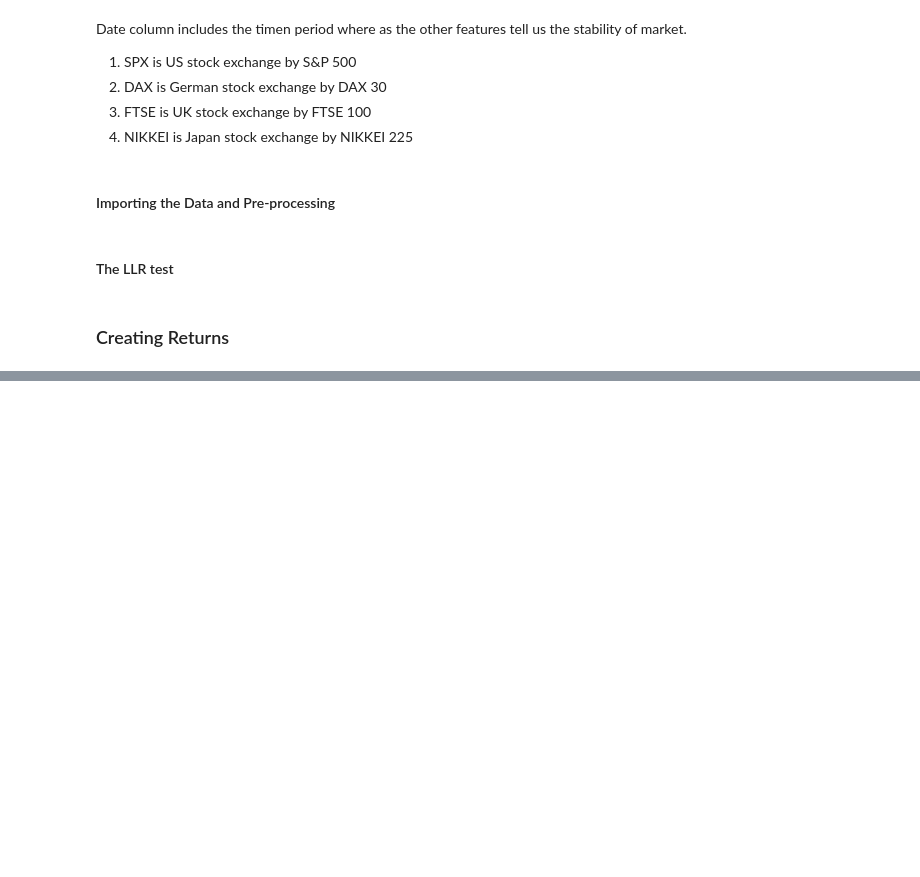
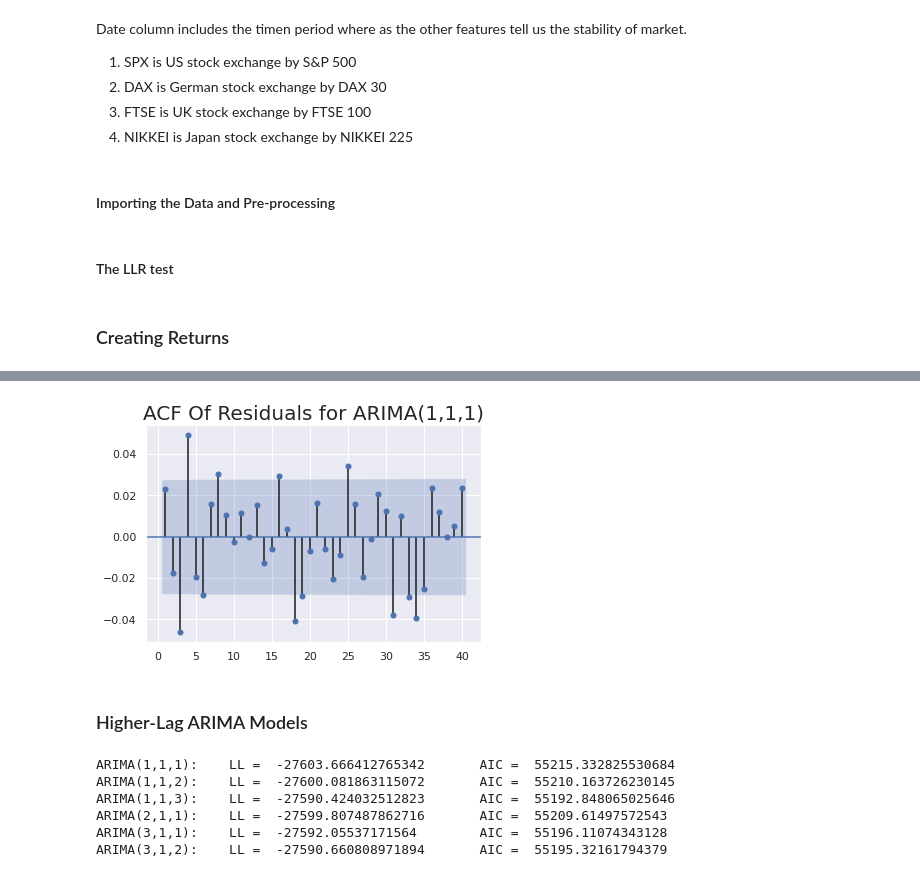
Before and after one commit to ajmal017/Time-Series-Modeling, a Jupyter notebook: 7_The_auto_regressive_integrated_moving_average_(ARIMA)_model.ipynb, the cells around one changed output, grey strips where cells are left out. Drawn from its saved outputs; the diff is of its cells as text; code cells hidden in the pictures; blank space fills up the shorter version.

```diff
--- a/7_The_auto_regressive_integrated_moving_average_(ARIMA)_model.ipynb
+++ b/7_The_auto_regressive_integrated_moving_average_(ARIMA)_model.ipynb
@@ -597,0 +119,9 @@ ARMA(5,1):       LL =  -7889.311282945847        AIC =  15794.622565891694
+# %%
+df['res_ar_1_i_1_ma_1'] = results_ar_1_i_1_ma_1.resid.iloc[:]
+sgt.plot_acf(df.res_ar_1_i_1_ma_1[1:], zero = False, lags = 40)
+plt.title("ACF Of Residuals for ARIMA(1,1,1)",size=20)
+plt.show()
+# %% [output]
+[figure, added]
+# %% [markdown]
+### Higher-Lag ARIMA Models
@@ -597,0 +139,14 @@ ARMA(5,1):       LL =  -7889.311282945847        AIC =  15794.622565891694
+# %%
+print("ARIMA(1,1,1):  \t LL = ", results_ar_1_i_1_ma_1.llf, "\t AIC = ", results_ar_1_i_1_ma_1.aic)
+print("ARIMA(1,1,2):  \t LL = ", results_ar_1_i_1_ma_2.llf, "\t AIC = ", results_ar_1_i_1_ma_2.aic)
+print("ARIMA(1,1,3):  \t LL = ", results_ar_1_i_1_ma_3.llf, "\t AIC = ", results_ar_1_i_1_ma_3.aic)
+print("ARIMA(2,1,1):  \t LL = ", results_ar_2_i_1_ma_1.llf, "\t AIC = ", results_ar_2_i_1_ma_1.aic)
+print("ARIMA(3,1,1):  \t LL = ", results_ar_3_i_1_ma_1.llf, "\t AIC = ", results_ar_3_i_1_ma_1.aic)
+print("ARIMA(3,1,2):  \t LL = ", results_ar_3_i_1_ma_2.llf, "\t AIC = ", results_ar_3_i_1_ma_2.aic)
+# %% [output]
+ARIMA(1,1,1):    LL =  -27603.666412765342       AIC =  55215.332825530684
+ARIMA(1,1,2):    LL =  -27600.081863115072       AIC =  55210.163726230145
+ARIMA(1,1,3):    LL =  -27590.424032512823       AIC =  55192.848065025646
+ARIMA(2,1,1):    LL =  -27599.807487862716       AIC =  55209.61497572543
+ARIMA(3,1,1):    LL =  -27592.05537171564        AIC =  55196.11074343128
+ARIMA(3,1,2):    LL =  -27590.660808971894       AIC =  55195.32161794379
```
Also changed, not shown: parts of 65 cells of this notebook.
